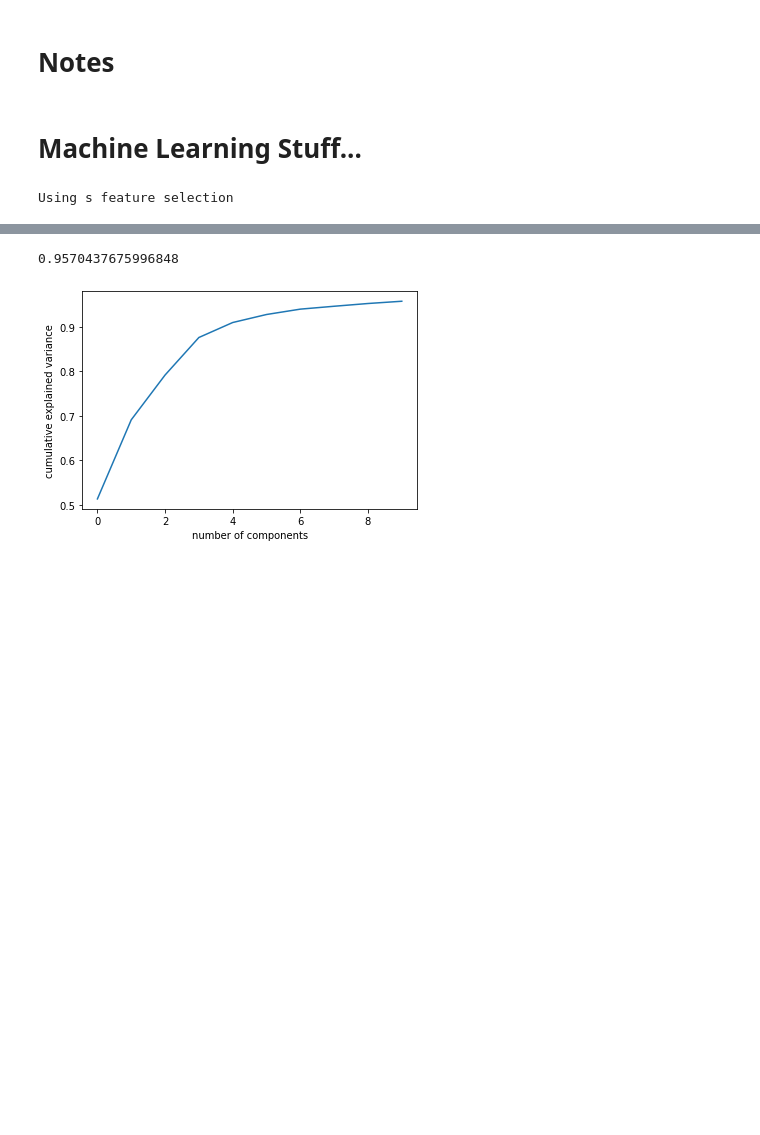
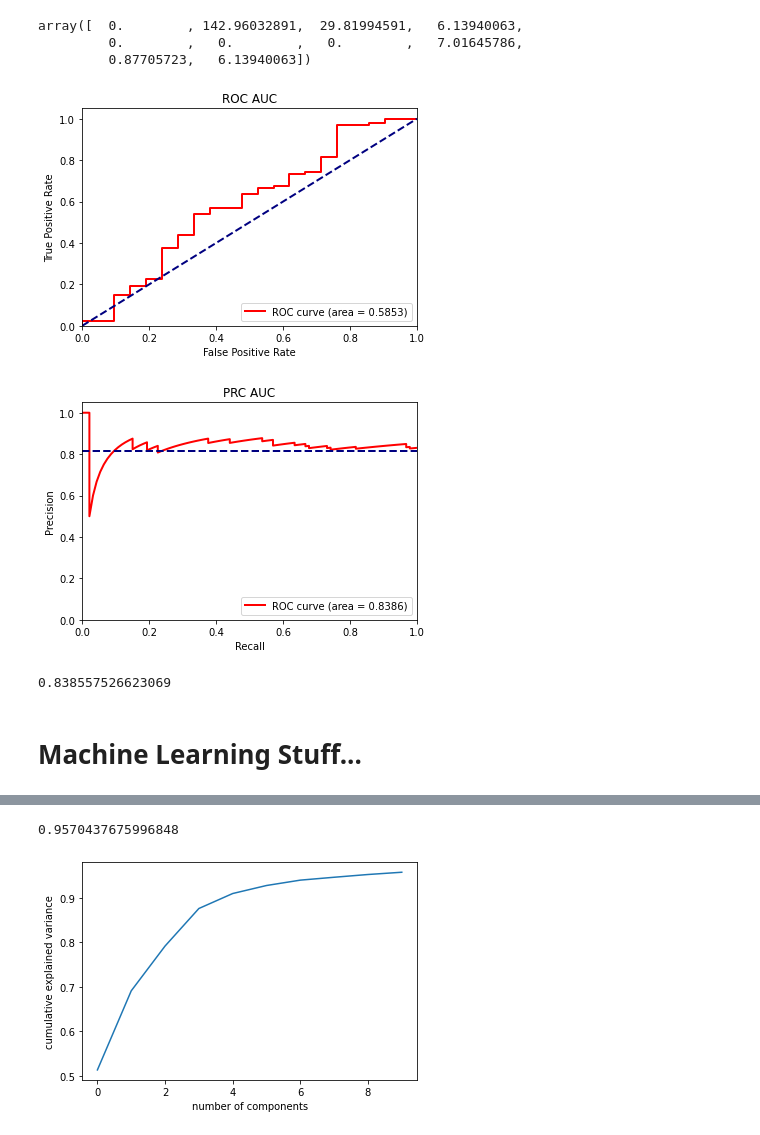
Before and after one commit to Brandhsu/als, a Jupyter notebook: als_notebook.ipynb, the cells around one changed output, grey strips where cells are left out. Saved outputs shown, nothing was run; the diff lists cells and outputs as text; code cells hidden in the pictures; blank space fills up the shorter version.

```diff
--- a/als_notebook.ipynb
+++ b/als_notebook.ipynb
@@ -166,7 +208,15 @@ plot_auc(dataset.yte, conf_scores, mode='prc', lw=2)
+# %%
+dataset.xtr.squeeze()[0, :10]
+# %% [output]
+array([  0.        , 142.96032891,  29.81994591,   6.13940063,
+         0.        ,   0.        ,   0.        ,   7.01645786,
+         0.87705723,   6.13940063])
 # %%
-conf_scores = model.predict(dataset.xtr)[0].squeeze()[:, 1]
+conf_scores = model.predict(dataset.xtr)[0].squeeze()
 
 plot_auc(dataset.ytr, conf_scores, mode='roc', lw=2)
 plot_auc(dataset.ytr, conf_scores, mode='prc', lw=2)
+# %% [output]
+[figure, added]
+[figure, added]
+0.838557526623069
-# %% [markdown]
-# Notes
@@ -222,10 +223,8 @@ print(history.history['val_reconstruction_mean_absolute_error'][-1])
 # %% [markdown]
 # Machine Learning Stuff...
 # %%
-dataset = default_dataset()
+# dataset = default_dataset()
 Xtr, Xte, Ytr, Yte = [np.array(data.squeeze()) for data in [dataset.xtr, dataset.xte, dataset.ytr, dataset.yte]]
-# %% [output]
-Using s feature selection
 # %%
 from sklearn.decomposition import PCA
 from sklearn.neighbors import KNeighborsClassifier
```
Also changed, not shown: parts of 14 cells of this notebook, 3 other files.
